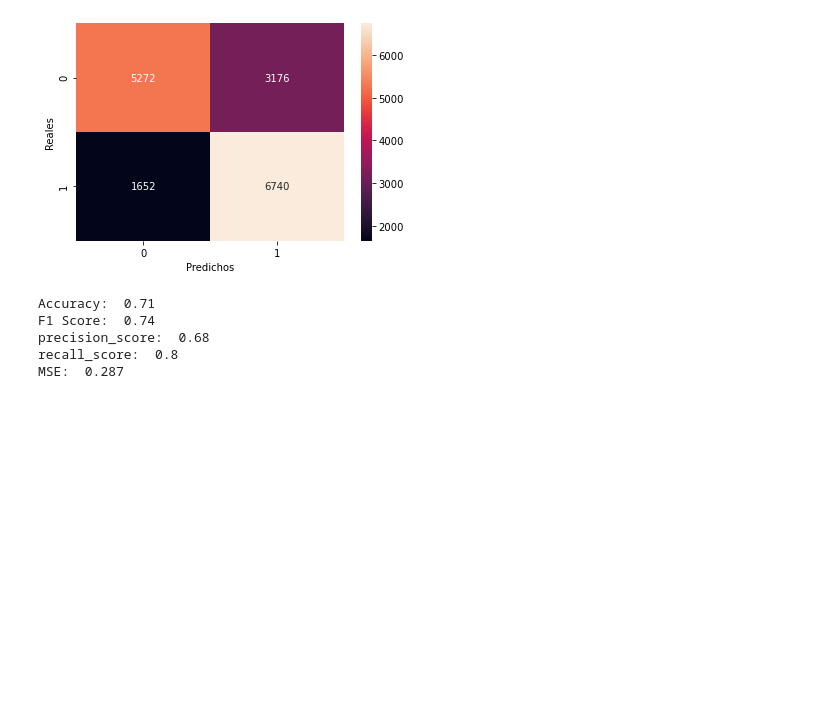
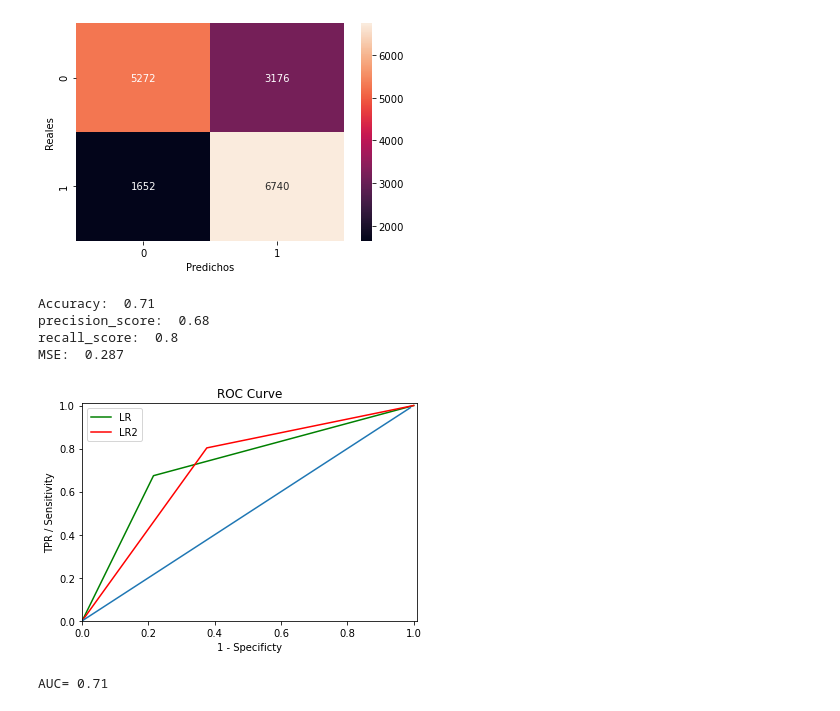
Before and after one commit to javisrv/Cardiovascular_event_prediction, a Jupyter notebook: scripts/RL.ipynb, the cells around one changed output. Cells and saved outputs as stored; diff of their text form; code cells hidden in the pictures; blank space fills up the shorter version.

```diff
--- a/scripts/RL.ipynb
+++ b/scripts/RL.ipynb
@@ -228 +272,8 @@ accuracy_score(y_test, y_pred_test_umbral)
+# %%
+umbral = 0.4
+probs_train_03 = logistic_regression.predict_proba(X_train_std)[:,1]
+probs_test_03 = logistic_regression.predict_proba(X_test_std)[:,1]
+
+y_pred_train_umbral_03 = probs_train > umbral
+y_pred_test_umbral_03 = probs_test > umbral
 # %%
@@ -233,14 +284,13 @@ plt.ylabel('Reales')
 Text(33.0, 0.5, 'Reales')
 [figure]
 # %%
-print("Accuracy: ", accuracy_score(y_test, y_pred_test_umbral).round(2))
-print("F1 Score: ", f1_score(y_test, y_pred_test_umbral).round(2))
-print('precision_score: ', precision_score(y_test, y_pred_test_umbral).round(2))
-print('recall_score: ', recall_score(y_test, y_pred_test_umbral).round(2))
-print('MSE: ', mean_squared_error(y_test, y_pred_test_umbral).round(3))
+print("Accuracy: ", accuracy_score(y_test, y_pred_test_umbral_03).round(2))
+#print("F1 Score: ", f1_score(y_test, y_pred_test_umbral_03).round(2))
+print('precision_score: ', precision_score(y_test, y_pred_test_umbral_03).round(2))
+print('recall_score: ', recall_score(y_test, y_pred_test_umbral_03).round(2))
+print('MSE: ', mean_squared_error(y_test, y_pred_test_umbral_03).round(3))
 # %% [output]
 Accuracy:  0.71
-F1 Score:  0.74
 precision_score:  0.68
 recall_score:  0.8
 MSE:  0.287
@@ -249,0 +297,19 @@ MSE:  0.287
+# %%
+fpr_lr2,tpr_lr2,thr_lr2 = roc_curve(y_test, y_pred_test_umbral_03)
+
+plt.axis([0, 1.01, 0, 1.01])
+plt.xlabel('1 - Specificty')
+plt.ylabel('TPR / Sensitivity')
+plt.title('ROC Curve')
+plt.plot(fpr_lr, tpr_lr, 'g')
+plt.plot(fpr_lr2, tpr_lr2, 'r')
+
+plt.legend(['LR', 'LR2'])
+plt.plot(np.arange(0,1, step =0.01), np.arange(0,1, step =0.01))
+plt.show()
+# %% [output]
+[figure, added]
+# %%
+print('AUC=', round(auc(fpr_lr2, tpr_lr2),2))
+# %% [output]
+AUC= 0.71
```
Also changed, not shown: parts of 12 cells of this notebook.
